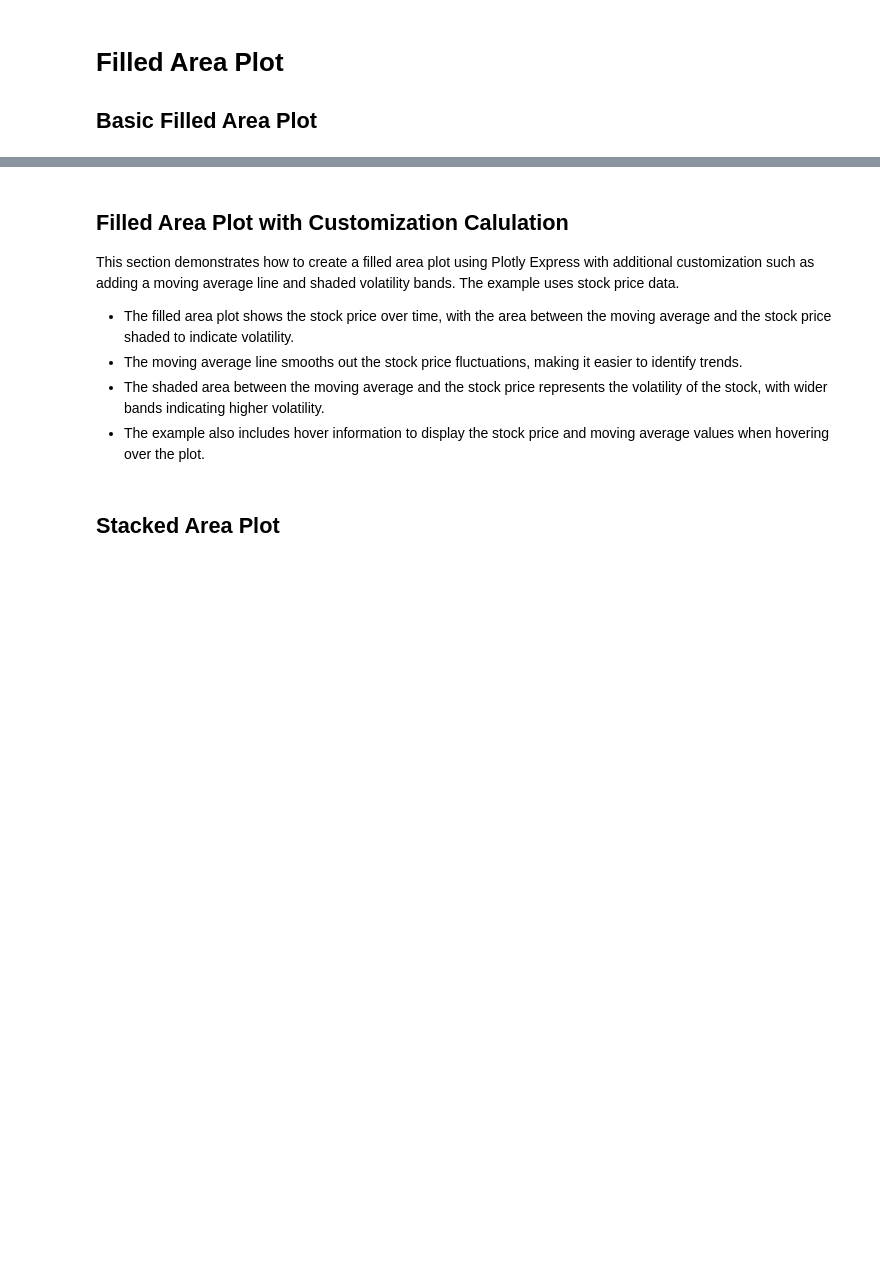
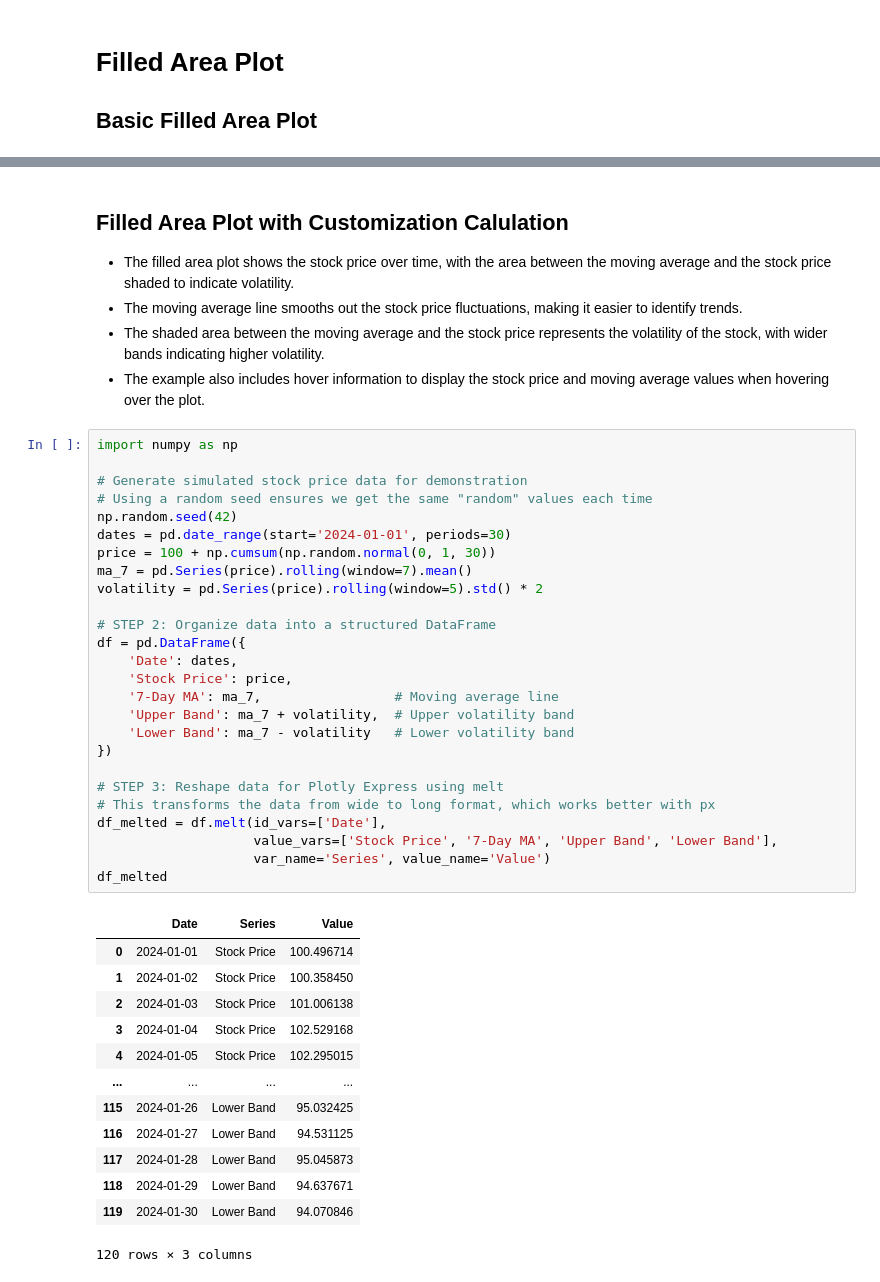
Before and after one commit to JustCodeIt7/Plotly_Dash_Dashboards, a Jupyter notebook: 01-Plotly_Basics_Charts/07-Filled_Area_Plot/filled_area.ipynb, the cells around one changed output, grey strips where cells are left out. Cells and saved outputs as stored; diff of their text form; blank space fills up the shorter version.

```diff
--- a/01-Plotly_Basics_Charts/07-Filled_Area_Plot/filled_area.ipynb
+++ b/01-Plotly_Basics_Charts/07-Filled_Area_Plot/filled_area.ipynb
@@ -12,11 +109,47 @@ This interactive plot displays the minimum and maximum temperatures throughout a
 # %% [markdown]
 ## Filled Area Plot with Customization Calulation
-
-This section demonstrates how to create a filled area plot using Plotly Express with additional customization such as adding a moving average line and shaded volatility bands. The example uses stock price data.
 
 - The filled area plot shows the stock price over time, with the area between the moving average and the stock price shaded to indicate volatility.
 - The moving average line smooths out the stock price fluctuations, making it easier to identify trends.
 - The shaded area between the moving average and the stock price represents the volatility of the stock, with wider bands indicating higher volatility.
 - The example also includes hover information to display the stock price and moving average values when hovering over the plot.
-# %% [markdown]
-## Stacked Area Plot
+# %%
+import numpy as np
+
+# Generate simulated stock price data for demonstration
+# Using a random seed ensures we get the same "random" values each time
+np.random.seed(42)
+dates = pd.date_range(start='2024-01-01', periods=30)
+price = 100 + np.cumsum(np.random.normal(0, 1, 30))
+ma_7 = pd.Series(price).rolling(window=7).mean()
+volatility = pd.Series(price).rolling(window=5).std() * 2
+
+# STEP 2: Organize data into a structured DataFrame
+df = pd.DataFrame({
+    'Date': dates,
+    'Stock Price': price,
+    '7-Day MA': ma_7,                 # Moving average line
+    'Upper Band': ma_7 + volatility,  # Upper volatility band
+    'Lower Band': ma_7 - volatility   # Lower volatility band
+})
+
+# STEP 3: Reshape data for Plotly Express using melt
+# This transforms the data from wide to long format, which works better with px
+df_melted = df.melt(id_vars=['Date'],
+                    value_vars=['Stock Price', '7-Day MA', 'Upper Band', 'Lower Band'],
+                    var_name='Series', value_name='Value')
+df_melted
+# %% [output]
+|  | Date | Series | Value |
+| 0 | 2024-01-01 | Stock Price | 100.496714 |
+| 1 | 2024-01-02 | Stock Price | 100.358450 |
+| 2 | 2024-01-03 | Stock Price | 101.006138 |
+| 3 | 2024-01-04 | Stock Price | 102.529168 |
+| 4 | 2024-01-05 | Stock Price | 102.295015 |
+| ... | ... | ... | ... |
+| 115 | 2024-01-26 | Lower Band | 95.032425 |
+| 116 | 2024-01-27 | Lower Band | 94.531125 |
+| 117 | 2024-01-28 | Lower Band | 95.045873 |
+| 118 | 2024-01-29 | Lower Band | 94.637671 |
+| 119 | 2024-01-30 | Lower Band | 94.070846 |
+120 rows × 3 columns
```
Also changed, not shown: parts of 6 cells of this notebook, 2 other files.
